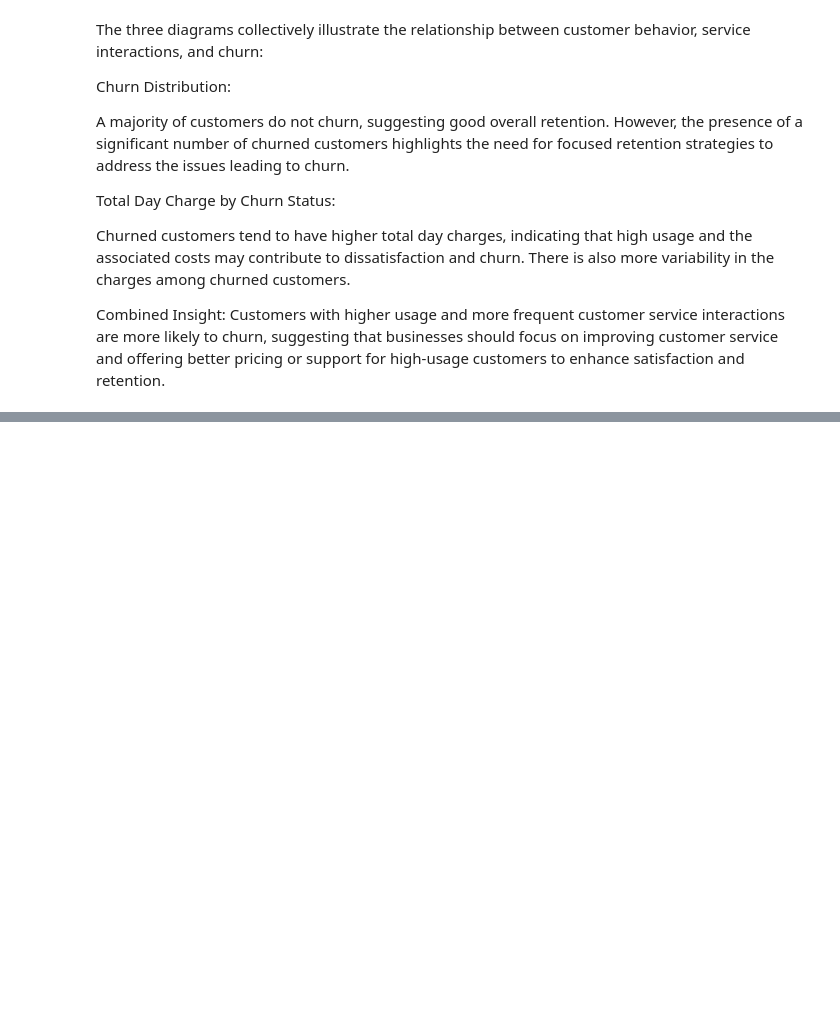
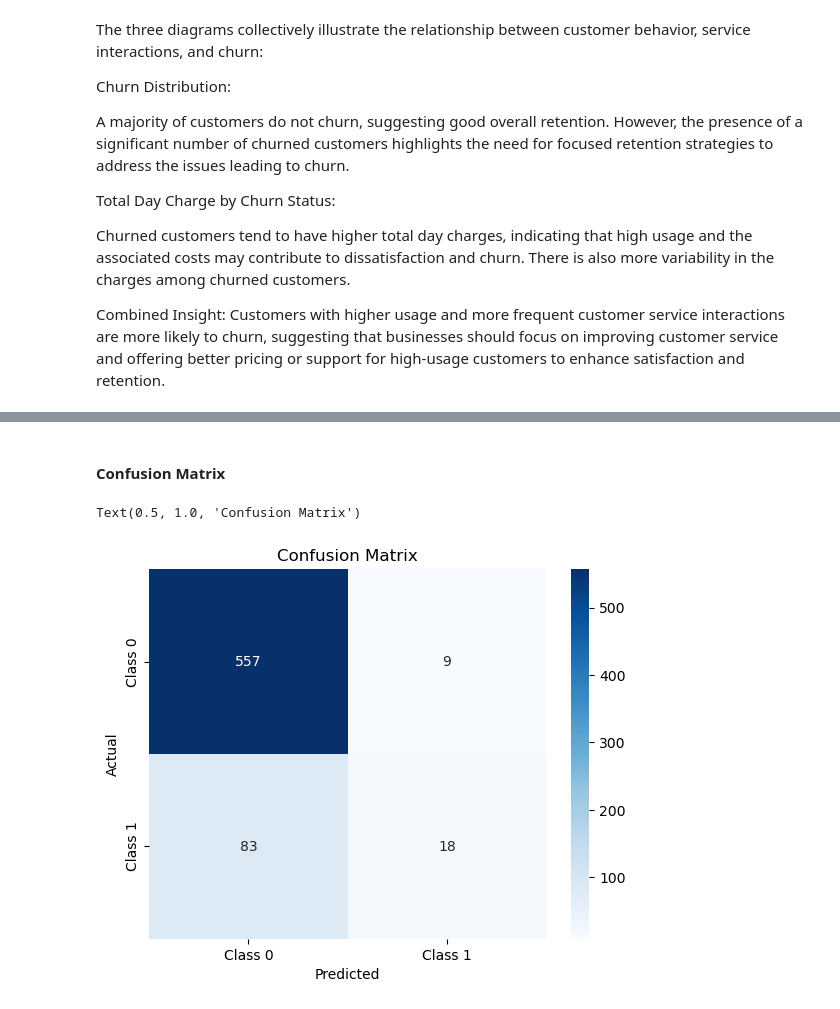
Before and after one commit to Calebmanju/phase-3---Telcom---Churn---Prediction, a Jupyter notebook: phase 3.ipynb, the cells around one changed output, grey strips where cells are left out. Saved outputs shown, nothing was run; the diff lists cells and outputs as text; code cells hidden in the pictures; blank space fills up the shorter version.

```diff
--- a/phase 3.ipynb
+++ b/phase 3.ipynb
@@ -411,0 +470,8 @@ X_train, X_test, y_train, y_test = train_test_split(X, y, test_size=0.2, random_
+# %%
+
+
+# Create a logistic regression model
+logreg = LogisticRegression(fit_intercept=False, C=1e12, solver='liblinear')
+
+# Fit the model on the training data
+logreg.fit(X_train, y_train)
@@ -411,0 +483,13 @@ X_train, X_test, y_train, y_test = train_test_split(X, y, test_size=0.2, random_
+# %%
+# Predict on the test set
+y_pred_logreg = logreg.predict(X_test)
+  # Compute accuracy
+accuracy_logreg = accuracy_score(y_test, y_pred_logreg)
+print(f"Accuracy: {accuracy_logreg:.2f}")
+ # Generate a detailed classification report
+report = classification_report(y_test, y_pred_logreg)
+print("Classification Report:")
+print(report)
+# Compute ROC-AUC score
+roc_auc = roc_auc_score(y_test, y_pred_logreg)
+print(f"ROC-AUC Score: {roc_auc:.2f}")
@@ -411,0 +523,13 @@ X_train, X_test, y_train, y_test = train_test_split(X, y, test_size=0.2, random_
+# %% [markdown]
+#### Confusion Matrix
+# %%
+# Generate confusion matrix
+conf_matrix = confusion_matrix(y_test, y_pred_logreg)
+#Plot confusion matrix heatmap
+sns.heatmap(conf_matrix, annot=True, fmt="d", cmap="Blues", xticklabels=['Class 0', 'Class 1'], yticklabels=['Class 0', 'Class 1'])
+plt.xlabel('Predicted')
+plt.ylabel('Actual')
+plt.title('Confusion Matrix')
+# %% [output]
+Text(0.5, 1.0, 'Confusion Matrix')
+[figure, added]
```
Also changed, not shown: parts of 42 cells of this notebook.
